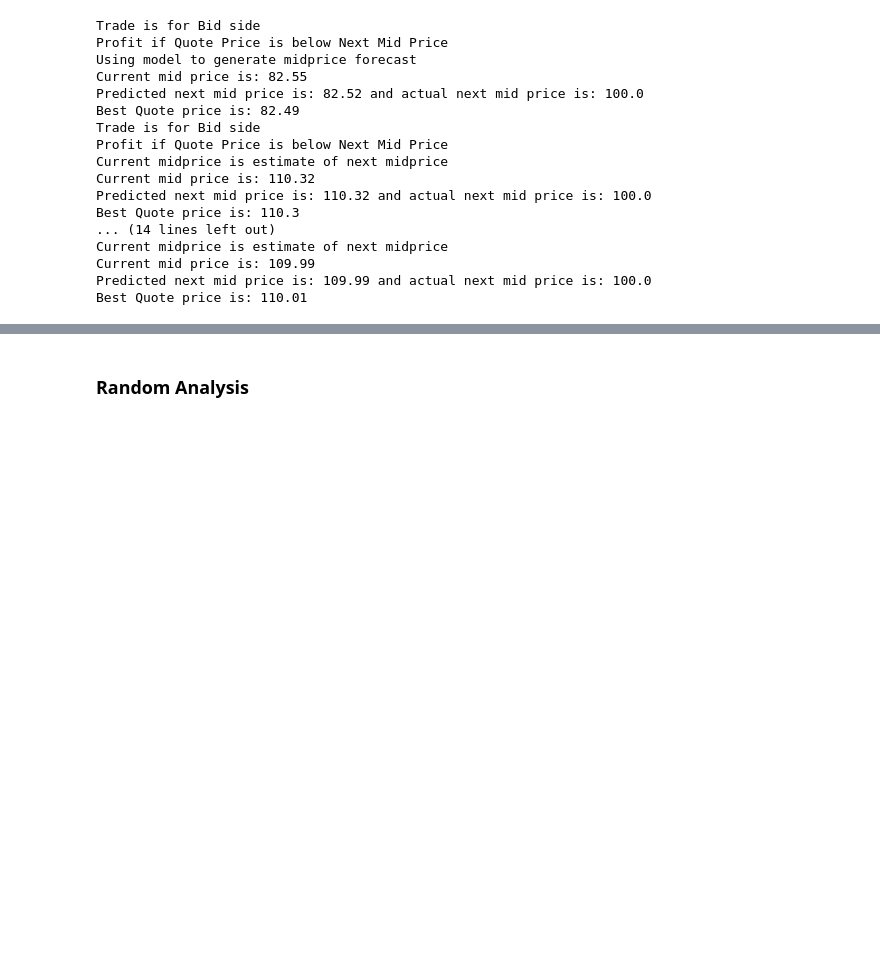
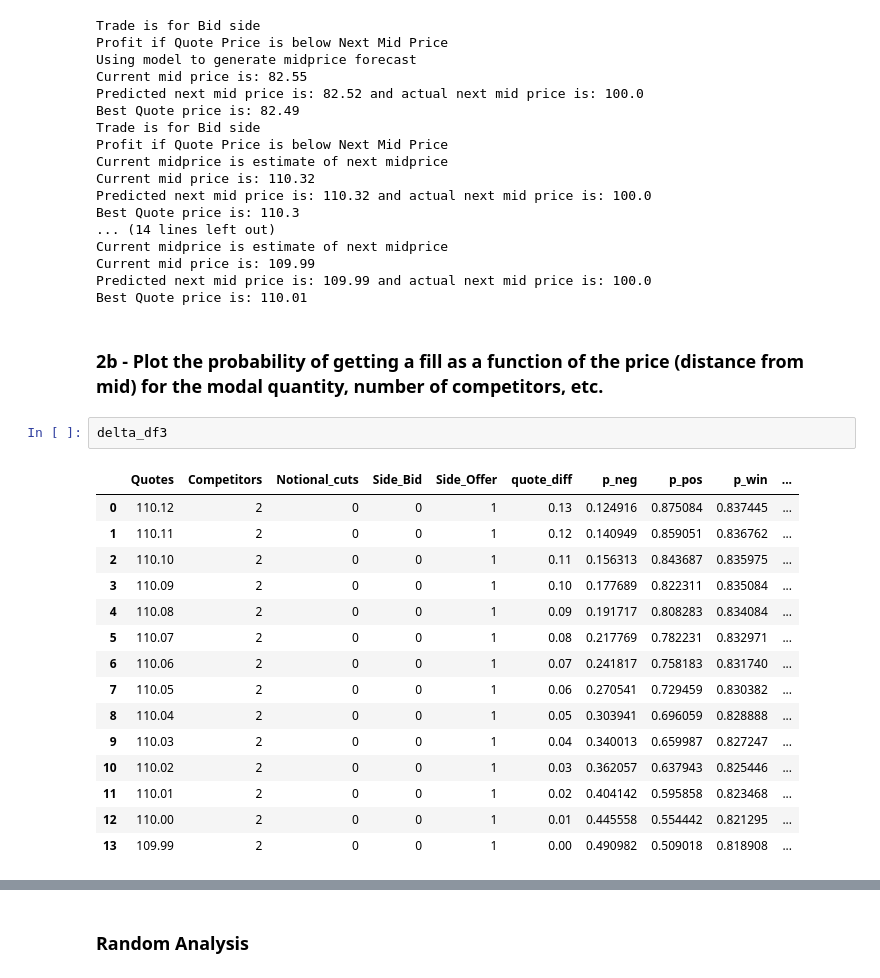
Before and after one commit to Davidfdaf/RFQ-project, a Jupyter notebook: RFQ_HB 2.ipynb, the cells around one changed output, grey strips where cells are left out. Cells and saved outputs as stored; diff of their text form; blank space fills up the shorter version.

```diff
--- a/RFQ_HB 2.ipynb
+++ b/RFQ_HB 2.ipynb
@@ -581,3 +581,23 @@ Current midprice is estimate of next midprice
 Current mid price is: 109.99
 Predicted next mid price is: 109.99 and actual next mid price is: 100.0
 Best Quote price is: 110.01
+# %% [markdown]
+### 2b - Plot the probability of getting a fill as a function of the price (distance from mid) for the modal quantity, number of competitors, etc.
+# %%
+delta_df3
+# %% [output]
+|  | Quotes | Competitors | Notional_cuts | Side_Bid | Side_Offer | quote_diff | p_neg | p_pos | p_win | ... |
+| 0 | 110.12 | 2 | 0 | 0 | 1 | 0.13 | 0.124916 | 0.875084 | 0.837445 | ... |
+| 1 | 110.11 | 2 | 0 | 0 | 1 | 0.12 | 0.140949 | 0.859051 | 0.836762 | ... |
+| 2 | 110.10 | 2 | 0 | 0 | 1 | 0.11 | 0.156313 | 0.843687 | 0.835975 | ... |
+| 3 | 110.09 | 2 | 0 | 0 | 1 | 0.10 | 0.177689 | 0.822311 | 0.835084 | ... |
+| 4 | 110.08 | 2 | 0 | 0 | 1 | 0.09 | 0.191717 | 0.808283 | 0.834084 | ... |
+| 5 | 110.07 | 2 | 0 | 0 | 1 | 0.08 | 0.217769 | 0.782231 | 0.832971 | ... |
+| 6 | 110.06 | 2 | 0 | 0 | 1 | 0.07 | 0.241817 | 0.758183 | 0.831740 | ... |
+| 7 | 110.05 | 2 | 0 | 0 | 1 | 0.06 | 0.270541 | 0.729459 | 0.830382 | ... |
+| 8 | 110.04 | 2 | 0 | 0 | 1 | 0.05 | 0.303941 | 0.696059 | 0.828888 | ... |
+| 9 | 110.03 | 2 | 0 | 0 | 1 | 0.04 | 0.340013 | 0.659987 | 0.827247 | ... |
+| 10 | 110.02 | 2 | 0 | 0 | 1 | 0.03 | 0.362057 | 0.637943 | 0.825446 | ... |
+| 11 | 110.01 | 2 | 0 | 0 | 1 | 0.02 | 0.404142 | 0.595858 | 0.823468 | ... |
+| 12 | 110.00 | 2 | 0 | 0 | 1 | 0.01 | 0.445558 | 0.554442 | 0.821295 | ... |
+| 13 | 109.99 | 2 | 0 | 0 | 1 | 0.00 | 0.490982 | 0.509018 | 0.818908 | ... |
```
Also changed, not shown: parts of 3 cells of this notebook.
